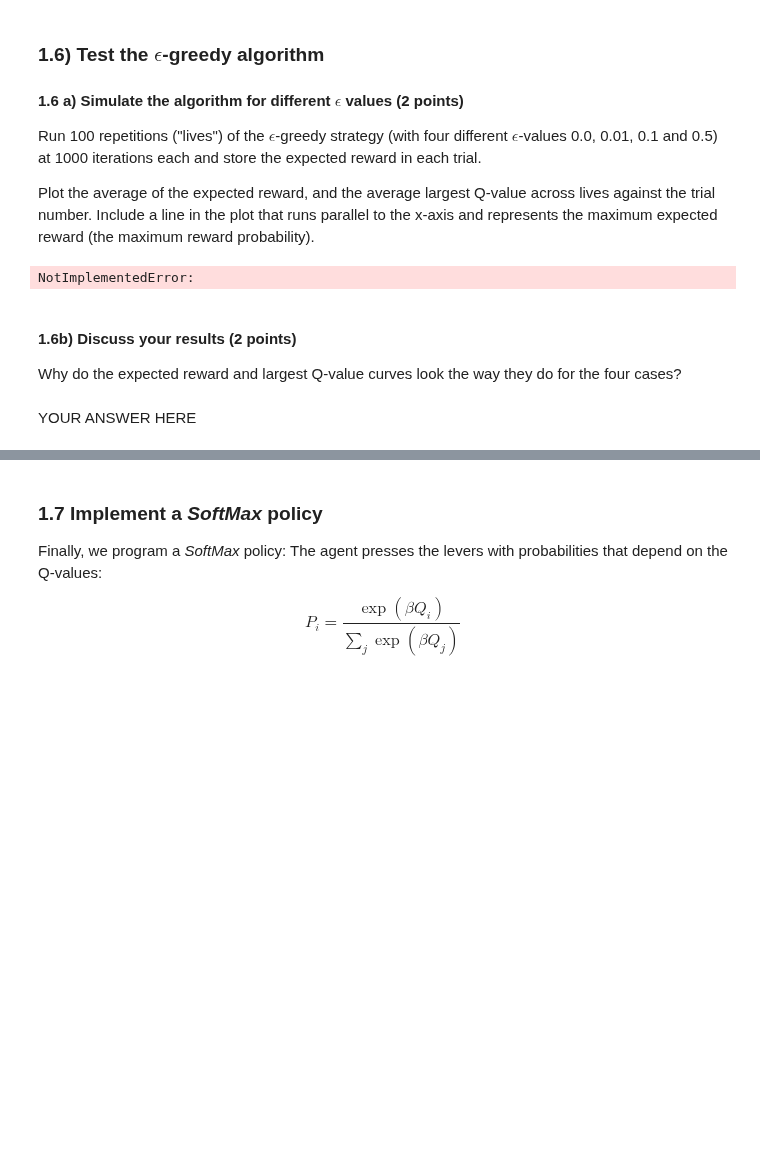
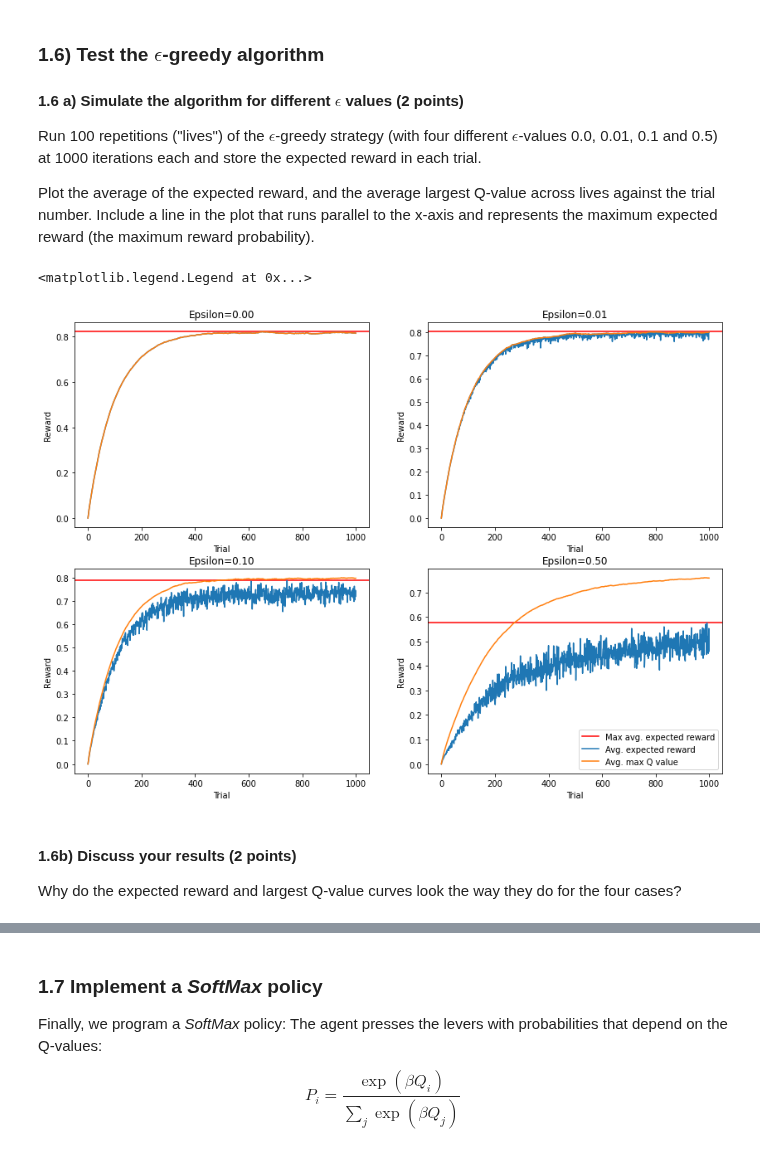
Before and after one commit to Erfan7bt/MHBF, a Jupyter notebook: 7-rl-part-I/rl-part-I.ipynb, the cells around one changed output, grey strips where cells are left out. Drawn from its saved outputs; the diff is of its cells as text; code cells hidden in the pictures; blank space fills up the shorter version.

```diff
--- a/7-rl-part-I/rl-part-I.ipynb
+++ b/7-rl-part-I/rl-part-I.ipynb
@@ -259,14 +229,50 @@ Run 100 repetitions ("lives") of the $\epsilon$-greedy strategy (with four diffe
 
 
 Plot the average of the expected reward, and the average largest Q-value across lives against the trial number. Include a line in the plot that runs parallel to the x-axis and represents the maximum expected reward (the maximum reward probability).
-# %%
-# YOUR CODE HERE
-raise NotImplementedError()
-# %% [output]
-NotImplementedError:
+# %%
+ep_values = np.array([0.0, 0.01, 0.1, 0.5])
+num_lives = 100
+num_trials = 1000
+
+exp_reward = np.zeros((ep_values.size, num_lives, num_trials))
+max_q_val = np.zeros((ep_values.size, num_lives, num_trials))
+
+for epi in range(ep_values.size):
+    epsilon = ep_values[epi]
+    for j in range(num_lives):
+        Q = np.zeros(num_levers)
+        for k in range(num_trials):
+            i,Qi,maxQ=eps_greedy(Q,epsilon)
+
+            #this part tries to make sure that in case multiple arms have the same maxQ, we choose one of to store in max_q_val and exp_reward
+            #the choice of which arm to choose is dosent change the result
+            if Qi.size!=1: exp_reward[epi,j,k]=Qi[-1]
+            else: exp_reward[epi,j,k]=Qi
+
+            if maxQ.size!=1: max_q_val[epi,j,k]=maxQ[0]
+            else: max_q_val[epi,j,k]=maxQ
+
+            qupdate(Q,i)
+# %%
+fig, axs = plt.subplots(2,2, figsize=(14, 10))
+for i in range(ep_values.size):
+    axs[i//2, i%2].set_title("Epsilon=%0.2f"%ep_values[i])
+    axs[i//2, i%2].set_xlabel("Trial")
+    axs[i//2, i%2].set_ylabel("Reward")
+
+    axs[i//2, i%2].axhline(y=exp_reward[i].mean(axis=0).max(),
+                           color='r', label="Max avg. expected reward")
+    #this is basically max reward that we can get over 20 lives and 1000 trials per each life
+
+    axs[i//2, i%2].plot(exp_reward[i].mean(axis=0), label="Avg. expected reward")
+
+    axs[i//2, i%2].plot(max_q_val[i].mean(axis=0), label="Avg. max Q value")
+
+axs[1,1].legend(loc='lower right')
+# %% [output]
+<matplotlib.legend.Legend at 0x...>
+[figure, added]
 # %% [markdown]
 #### 1.6b) Discuss your results (2 points)
 
 Why do the expected reward and largest Q-value curves look the way they do for the four cases?
-# %% [markdown]
-YOUR ANSWER HERE
```
Also changed, not shown: parts of 44 cells of this notebook.
